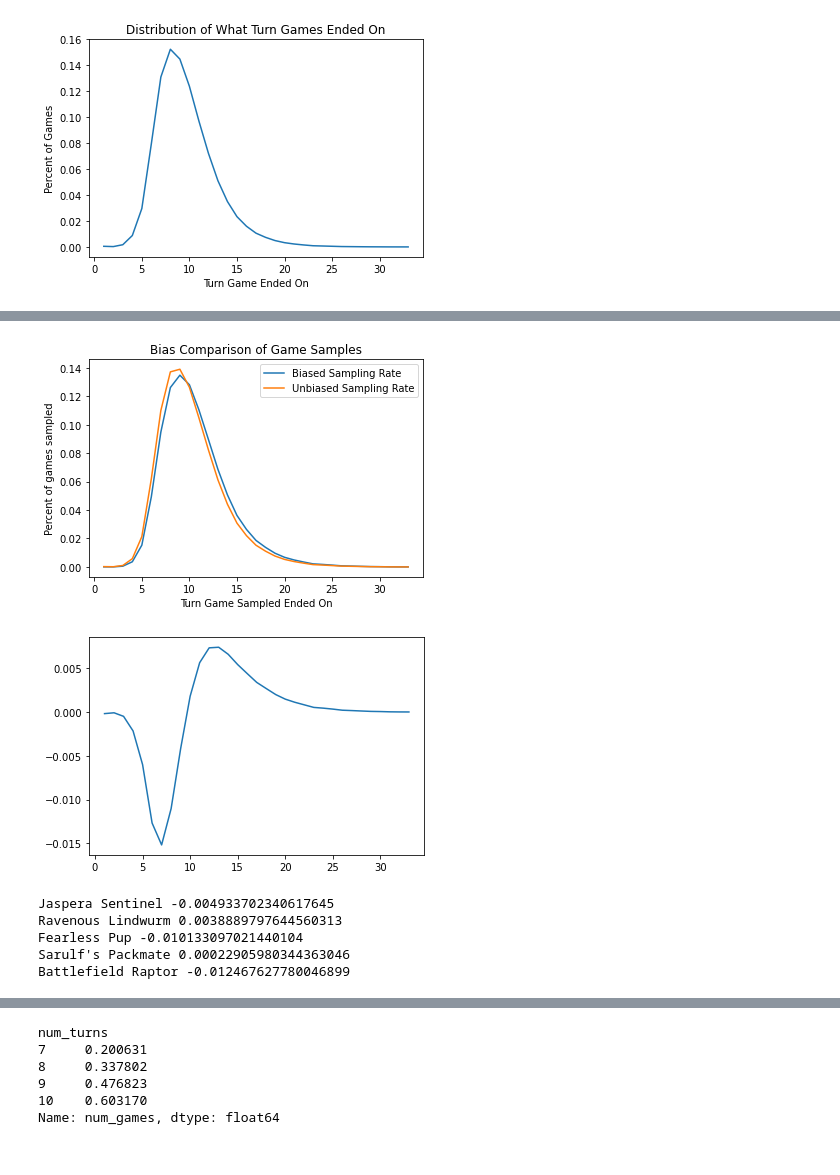
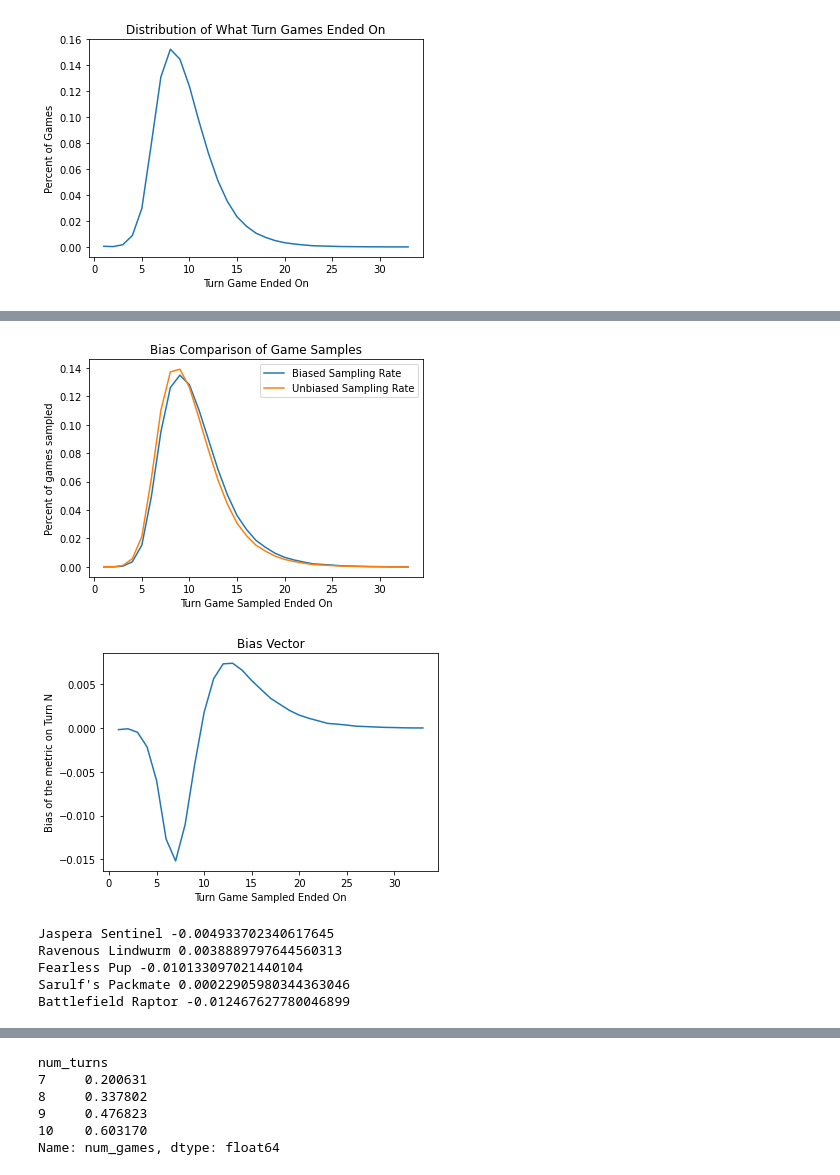
Before and after one commit to billybrickner/MTGData, a Jupyter notebook: Late and Early Game bias in MTG Data Calculations.ipynb, the cells around one changed output, grey strips where cells are left out. Saved outputs shown, nothing was run; the diff lists cells and outputs as text; code cells hidden in the pictures.

```diff
--- a/Late and Early Game bias in MTG Data Calculations.ipynb
+++ b/Late and Early Game bias in MTG Data Calculations.ipynb
@@ -269,27 +271,30 @@ winrate_when_drawn = (1/bias_demoninator_drawn)*np.arange(1,34)*turn_dist
 # %%
 graphs = []
 graphs += plt.plot(winrate_when_drawn, label="Biased Sampling Rate")
 graphs += plt.plot(unbiased_winrate,label="Unbiased Sampling Rate")
 plt.title('Bias Comparison of Game Samples')
 plt.ylabel('Percent of games sampled')
 plt.xlabel("Turn Game Sampled Ended On")
 plt.legend(handles=graphs)
 plt.show()
 
 # Plot of B
 bias = winrate_when_drawn - unbiased_winrate
 plt.plot(bias)
+plt.title('Bias Vector')
+plt.ylabel('Bias of the metric on Turn N')
+plt.xlabel("Turn Game Sampled Ended On")
 plt.show()
 
 # Since the bias of a winrate metric for a particular card is \vec{B} * \vec{W} we will calculate the
 # bias of the proposed winrate for the same cards we graphed above
 for card in card_list:
     winrate = data_grouped_by_turn_count["ihw_"+card].to_numpy()\
                 /(data_grouped_by_turn_count["in_hand_"+card].to_numpy() + 0.000000001) # Divide by Zero Bugfix
     print(card, np.dot(bias,winrate))
 # %% [output]
 [figure]
-[figure, old version]
+[figure, new version]
 Jaspera Sentinel -0.004933702340617645
 Ravenous Lindwurm 0.0038889797644560313
 Fearless Pup -0.010133097021440104
```
Also changed, not shown: parts of 12 cells of this notebook.
